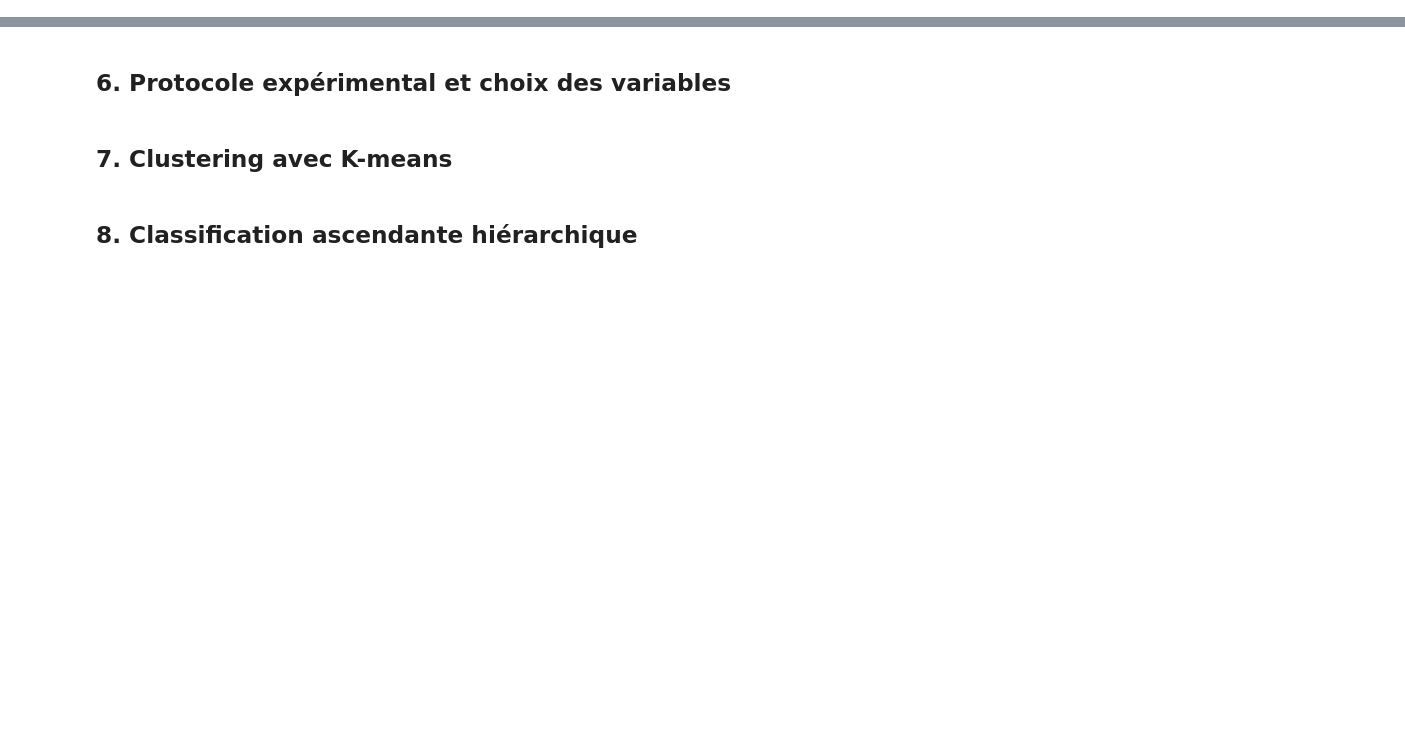
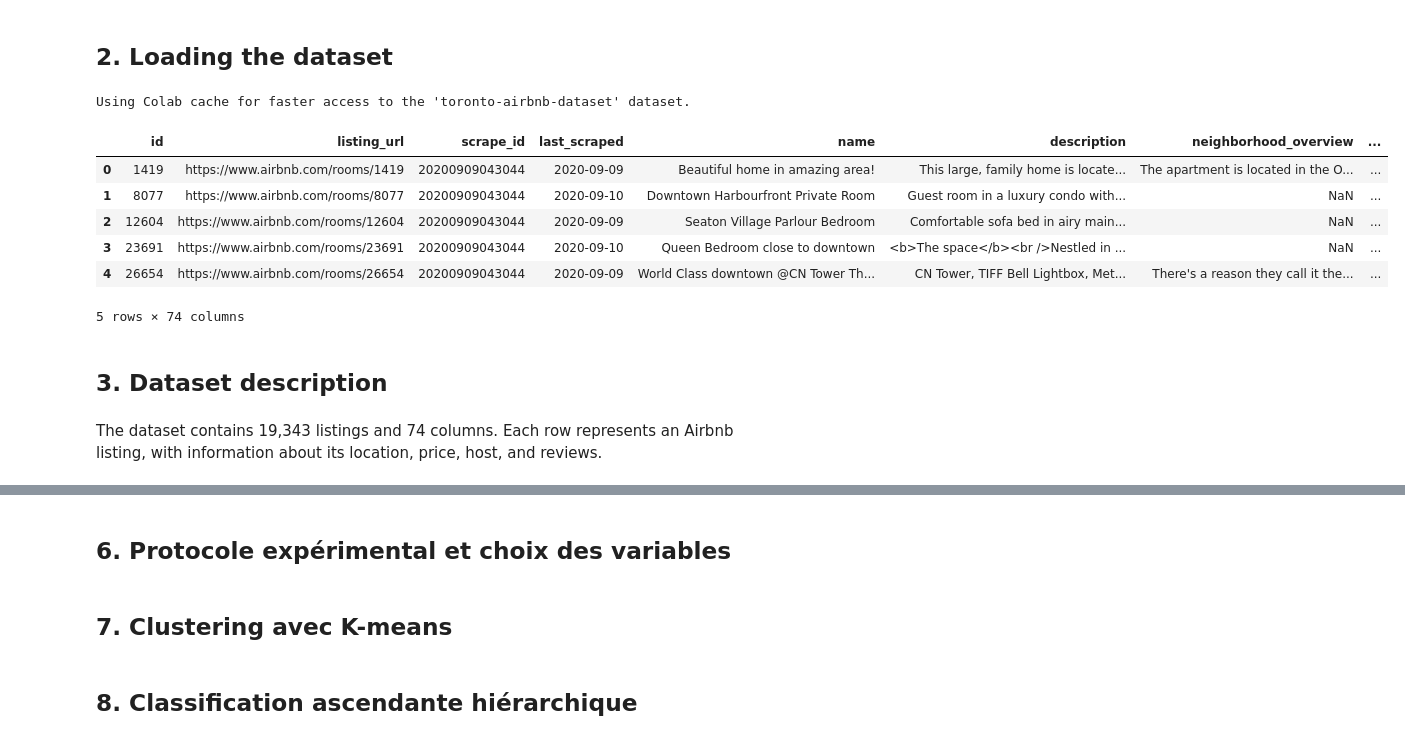
Before and after one commit to gwendal-lvl/toronto-airbnb-ml, a Jupyter notebook: Projet_ML_Airbnb_Toronto.ipynb, the cells around one changed output, grey strips where cells are left out. Drawn from its saved outputs; the diff is of its cells as text; code cells hidden in the pictures; blank space fills up the shorter version.

```diff
--- a/Projet_ML_Airbnb_Toronto.ipynb
+++ b/Projet_ML_Airbnb_Toronto.ipynb
@@ -18,0 +17,27 @@
+# %% [markdown]
+## 2. Loading the dataset
+# %%
+import kagglehub
+from pathlib import Path
+import pandas as pd
+
+path = kagglehub.dataset_download(
+    "robinkongninglo/toronto-airbnb-dataset"
+)
+
+df = pd.read_csv("../kaggle/input/toronto-airbnb-dataset/listings_sep_09_2020.csv")
+
+display(df.head())
+# %% [output]
+Using Colab cache for faster access to the 'toronto-airbnb-dataset' dataset.
+|  | id | listing_url | scrape_id | last_scraped | name | description | neighborhood_overview | ... |
+| 0 | 1419 | https://www.airbnb.com/rooms/1419 | 20200909043044 | 2020-09-09 | Beautiful home in amazing area! | This large, family home is locate... | The apartment is located in the O... | ... |
+| 1 | 8077 | https://www.airbnb.com/rooms/8077 | 20200909043044 | 2020-09-10 | Downtown Harbourfront Private Room | Guest room in a luxury condo with... | NaN | ... |
+| 2 | 12604 | https://www.airbnb.com/rooms/12604 | 20200909043044 | 2020-09-09 | Seaton Village Parlour Bedroom | Comfortable sofa bed in airy main... | NaN | ... |
+| 3 | 23691 | https://www.airbnb.com/rooms/23691 | 20200909043044 | 2020-09-10 | Queen Bedroom close to downtown | <b>The space</b><br />Nestled in ... | NaN | ... |
+| 4 | 26654 | https://www.airbnb.com/rooms/26654 | 20200909043044 | 2020-09-09 | World Class downtown @CN Tower Th... | CN Tower, TIFF Bell Lightbox, Met... | There's a reason they call it the... | ... |
+5 rows × 74 columns
+# %% [markdown]
+## 3. Dataset description
+# %% [markdown]
+The dataset contains 19,343 listings and 74 columns. Each row represents an Airbnb listing, with information about its location, price, host, and reviews.
```
Also changed, not shown: parts of 29 cells of this notebook.
